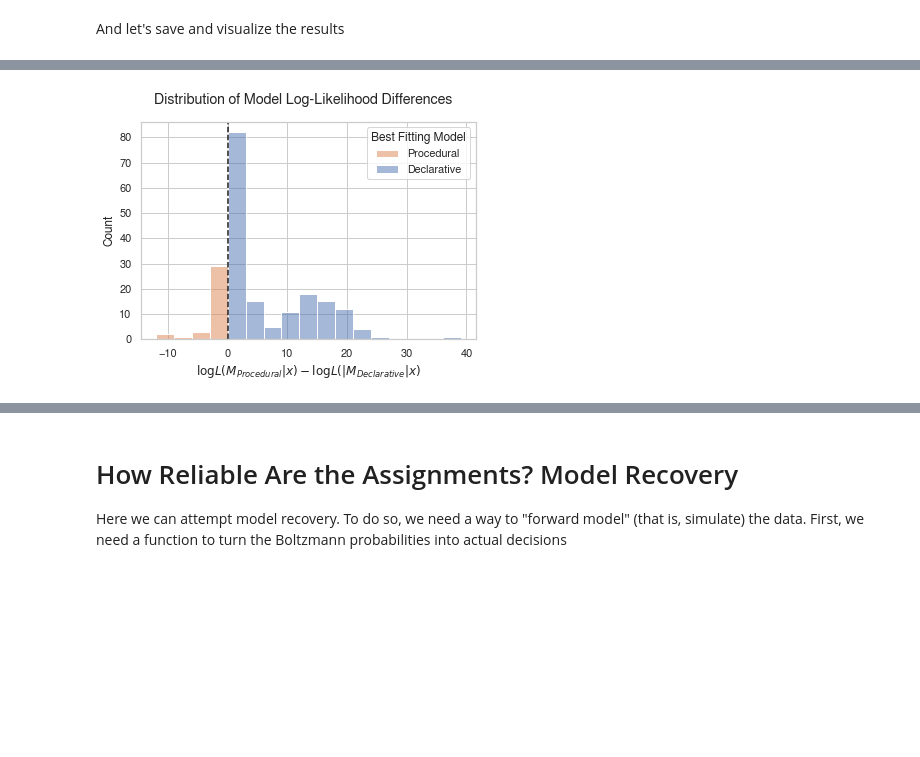
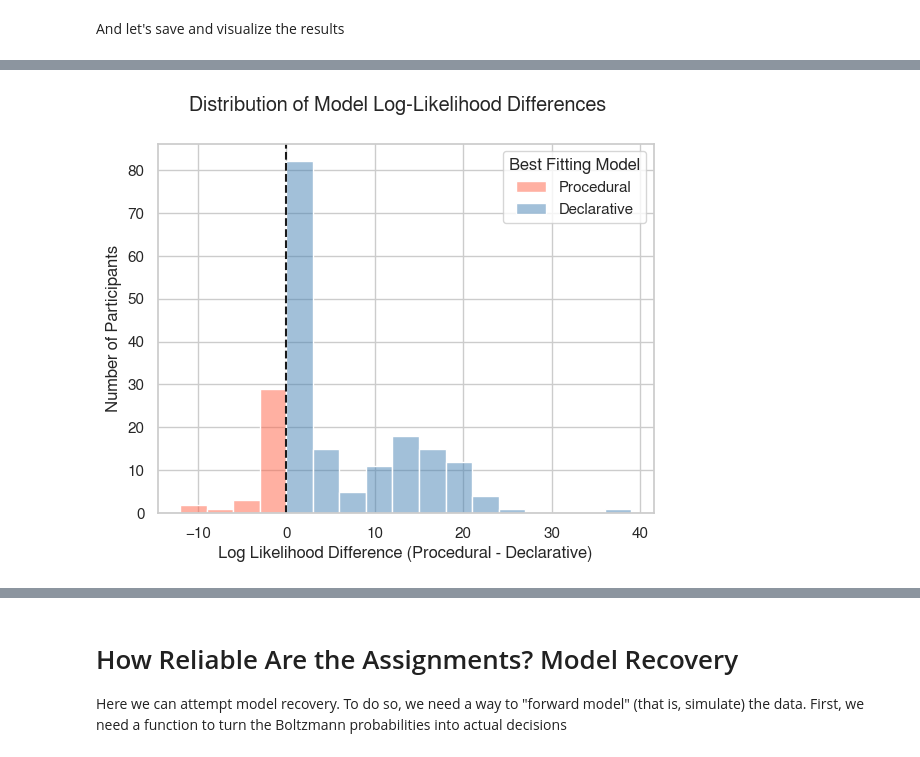
Before and after one commit to UWCCDL/ProcVsDecl, a Jupyter notebook: analysis3/LLmodelPython.ipynb, the cells around one changed output, grey strips where cells are left out. Cells and saved outputs as stored; diff of their text form; code cells hidden in the pictures; blank space fills up the shorter version.

```diff
--- a/analysis3/LLmodelPython.ipynb
+++ b/analysis3/LLmodelPython.ipynb
@@ -15,3 +15,4 @@ Here is all of the subject data
 # %%
 alldata = pd.read_csv("gambling_clean_data.csv")
 alldata
+palette = {'Declarative' : 'tomato', 'Procedural' : 'steelblue'}
@@ -324,7 +311,7 @@ opt.minimize(vLLdecl, x0 = [0.2, 1], method = "Nelder-Mead")
 
 We can now loop over all of Cher's participants (_N_=199) and compute the best parameters and high log-liklihoods of each model for each participant.
 # %%
-DO_ALL = True
+DO_ALL = False
 dataframe = []
 
 if DO_ALL:
@@ -467,7 +454,7 @@ def vLLdecl2(array):
 
 Let's do the analysis again, using the new Declarative model and Nussembaum's procedure to
 # %%
-DO_ALL_AGAIN = True
+DO_ALL_AGAIN = False
 dataframe = []
 
 if DO_ALL_AGAIN:
@@ -556,12 +544,14 @@ plt.show()
 # %%
-sns.histplot(result2, x="diff.LL", hue="best.model", binwidth=3, binrange=[-12, 39])
-plt.xlabel("$\log L(M_{Procedural}|x) - \log L(|M_{Declarative}|x)$")
+g = sns.histplot(result2, x="diff.LL", hue="best.model", binwidth=3, binrange=[-12, 39], palette=palette)
+#g.bar_label(g.containers[0])
+g.set(xlabel="Log Likelihood Difference (Procedural - Declarative)",
+     ylabel="Number of Participants")
 plt.legend(title='Best Fitting Model', loc='upper right', labels=['Procedural', 'Declarative'])
 plt.axvline(x=0, linestyle="dashed", color="k")
 plt.suptitle("Distribution of Model Log-Likelihood Differences")
 plt.show()
 # %% [output]
-[figure, old version]
+[figure, new version]
 # %%
 sns.scatterplot(data=result2, x='decay', y='alpha', hue='best.model', alpha=0.5)
 plt.show()
```
Also changed, not shown: parts of 25 cells of this notebook, 4 other files.
